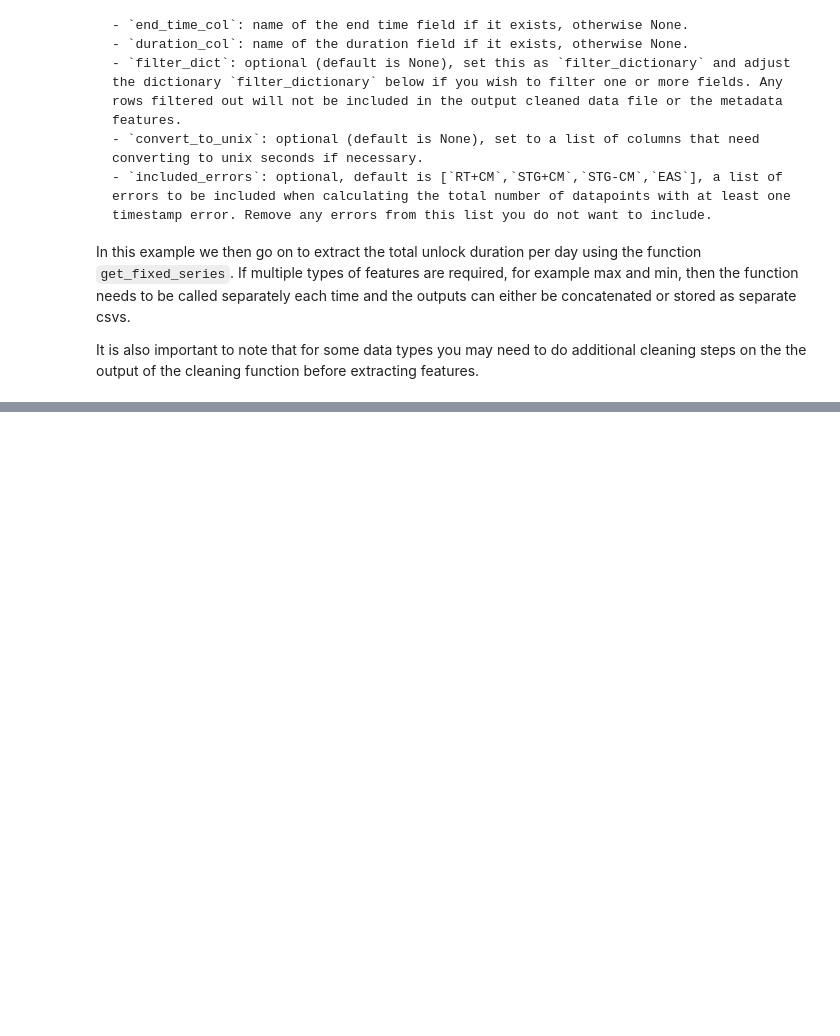
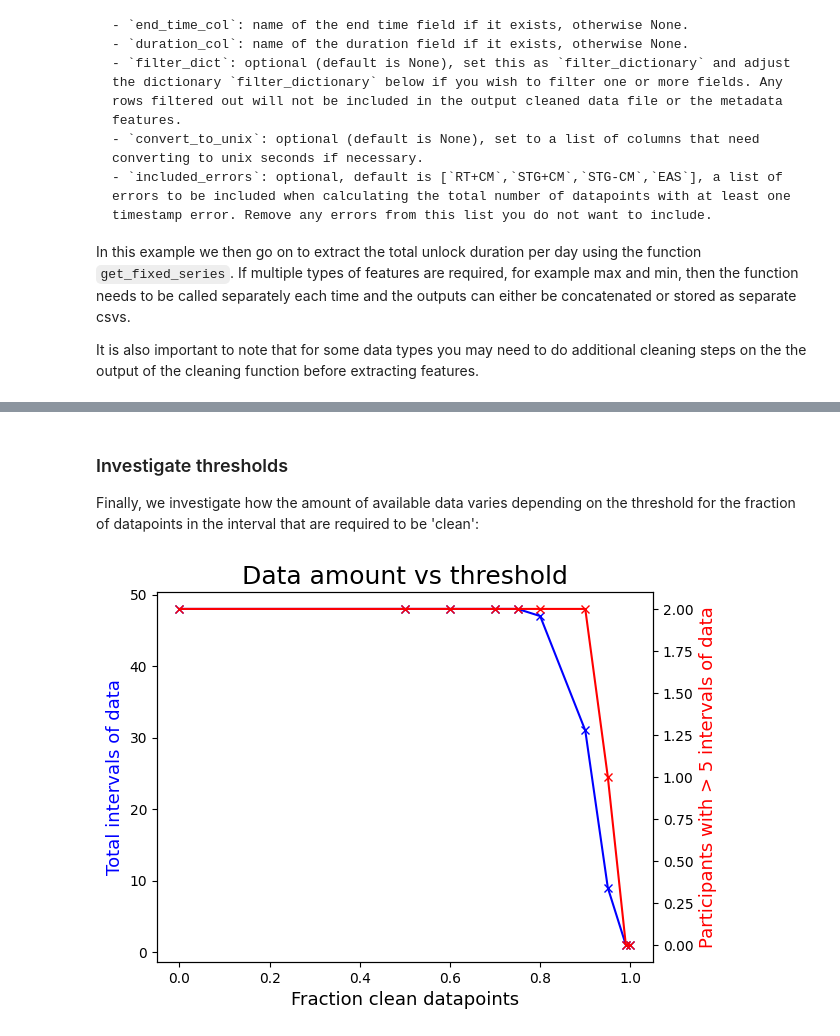
Before and after one commit to MentalHealthMission/data-book, a Jupyter notebook: content/general_template.ipynb, the cells around one changed output, grey strips where cells are left out. Saved outputs shown, nothing was run; the diff lists cells and outputs as text; code cells hidden in the pictures; blank space fills up the shorter version.

```diff
--- a/content/general_template.ipynb
+++ b/content/general_template.ipynb
@@ -470,0 +489,40 @@ helper_funcs.draw_boxplot(df=all_participants, title="Fraction of days with at l
+# %% [markdown]
+### Investigate thresholds
+
+Finally, we investigate how the amount of available data varies depending on the threshold for the fraction of datapoints in the interval that are required to be 'clean':
+# %%
+import numpy as np
+import matplotlib.pyplot as plt
+min_num_days = 5
+threshes=[0,0.5,0.6,0.7,0.75,0.8,0.9,0.95,0.99,1]
+
+all_participants = []
+for path in files_list:
+    df = pd.read_csv(path)
+    part_results=[]
+    for thresh in threshes:
+        df["fraction clean"] = 1- df["total timestamps with any error"]/df["total counts"]
+        part_results.append(len(df[df["fraction clean"] >= thresh]))
+    all_participants.append(part_results)
+
+my_array = np.array(all_participants)
+totals=np.sum(my_array, axis=0)
+number_parts=np.sum(my_array >= min_num_days, axis=0)
+
+fig, ax1 = plt.subplots()
+
+# First line (left y-axis)
+ax1.plot(threshes, totals, color='blue', label='Total intervals of data',marker='x')
+ax1.set_xlabel('Fraction clean datapoints',fontsize=13)
+ax1.set_ylabel('Total intervals of data', color='blue', fontsize=13)
+
+# Second axis (right y-axis)
+ax2 = ax1.twinx()
+ax2.plot(threshes, number_parts, color='red', label='Participants with data',marker='x')
+ax2.set_ylabel('Participants with > ' + str(min_num_days) + ' intervals of data', color='red',fontsize=13)
+
+plt.title("Data amount vs threshold",fontsize=18)
+
+plt.show()
+# %% [output]
+[figure, added]
```
Also changed, not shown: parts of 7 cells of this notebook, 4 other files.
